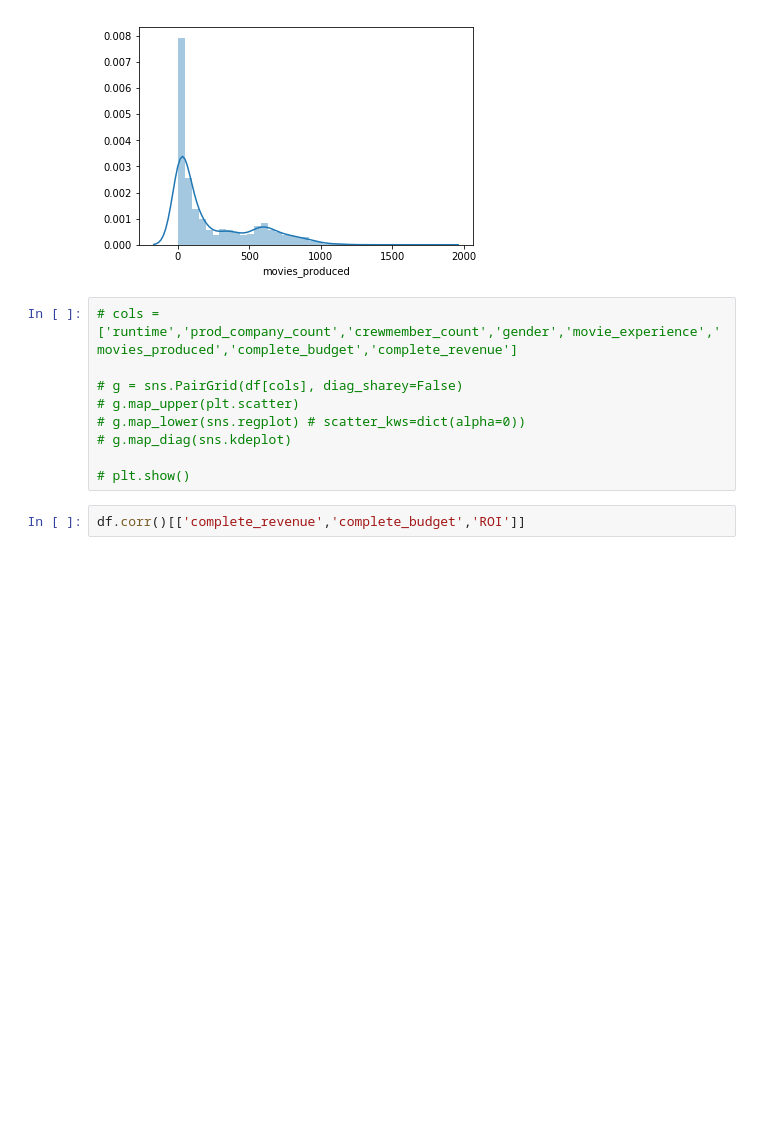
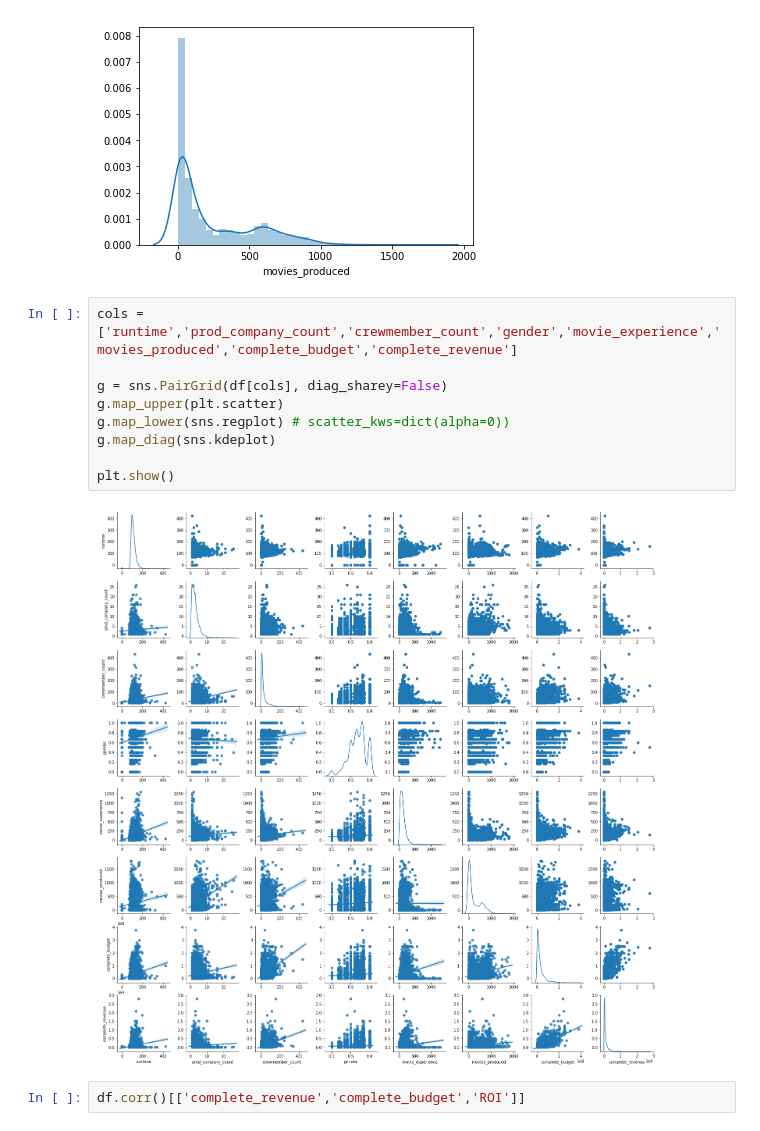
Before and after one commit to abew16/Data-Science-Bootcamp, a Jupyter notebook: Unit 3/Capstone/Predicting Movie Revenue.ipynb, the cells around one changed output. Cells and saved outputs as stored; diff of their text form; blank space fills up the shorter version.

```diff
--- a/Unit 3/Capstone/Predicting Movie Revenue.ipynb
+++ b/Unit 3/Capstone/Predicting Movie Revenue.ipynb
@@ -370,14 +370,16 @@ plt.show()
 [figure]
 [figure]
 # %%
-# cols = ['runtime','prod_company_count','crewmember_count','gender','movie_experience','movies_produced','complete_budget','complete_revenue']
+cols = ['runtime','prod_company_count','crewmember_count','gender','movie_experience','movies_produced','complete_budget','complete_revenue']
 
-# g = sns.PairGrid(df[cols], diag_sharey=False)
-# g.map_upper(plt.scatter)
-# g.map_lower(sns.regplot) # scatter_kws=dict(alpha=0))
-# g.map_diag(sns.kdeplot)
+g = sns.PairGrid(df[cols], diag_sharey=False)
+g.map_upper(plt.scatter)
+g.map_lower(sns.regplot) # scatter_kws=dict(alpha=0))
+g.map_diag(sns.kdeplot)
 
-# plt.show()
+plt.show()
+# %% [output]
+[figure, added]
 # %%
 df.corr()[['complete_revenue','complete_budget','ROI']]
 # %% [output]
```
Also changed, not shown: parts of 5 cells of this notebook, 2 other files.
